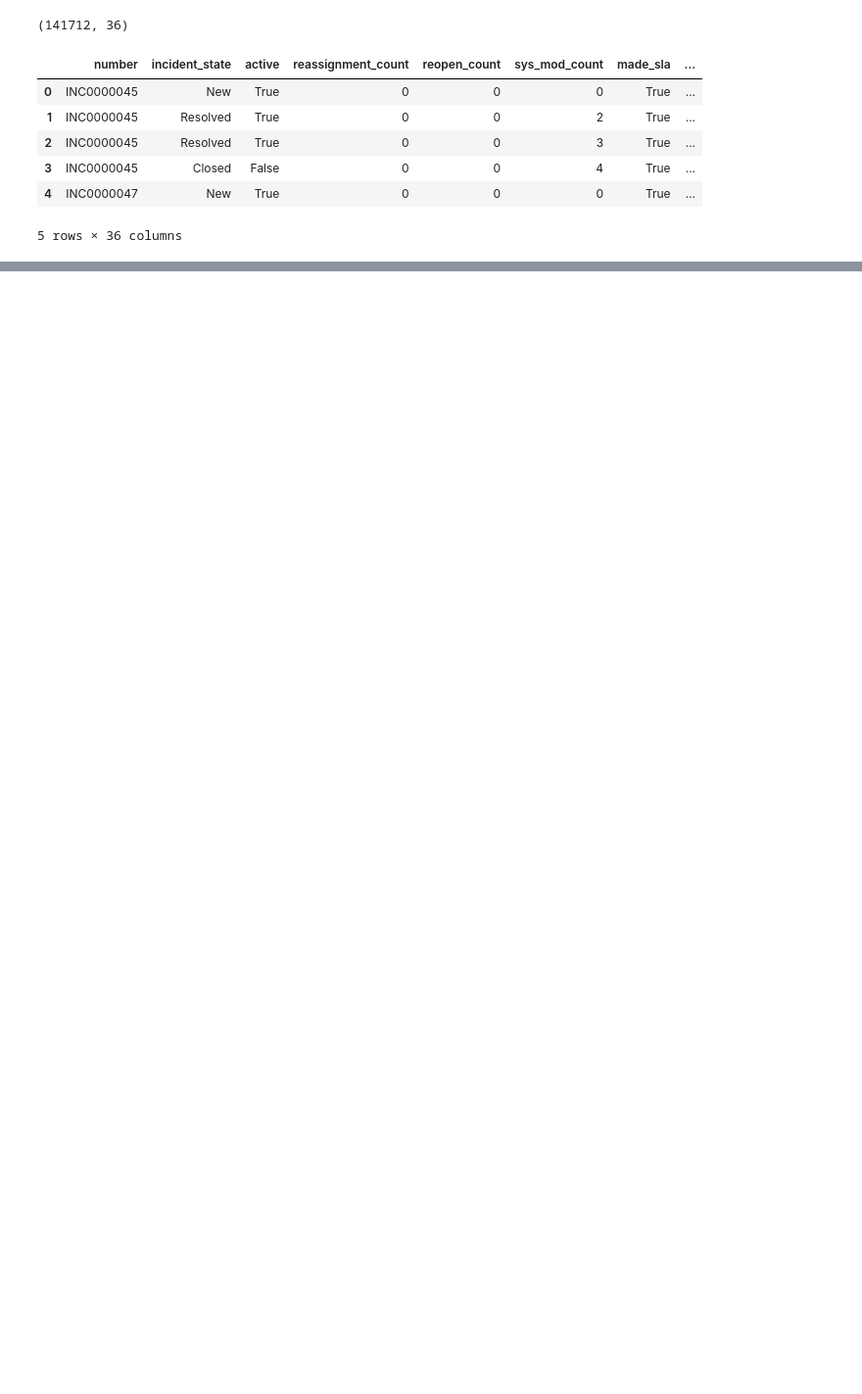
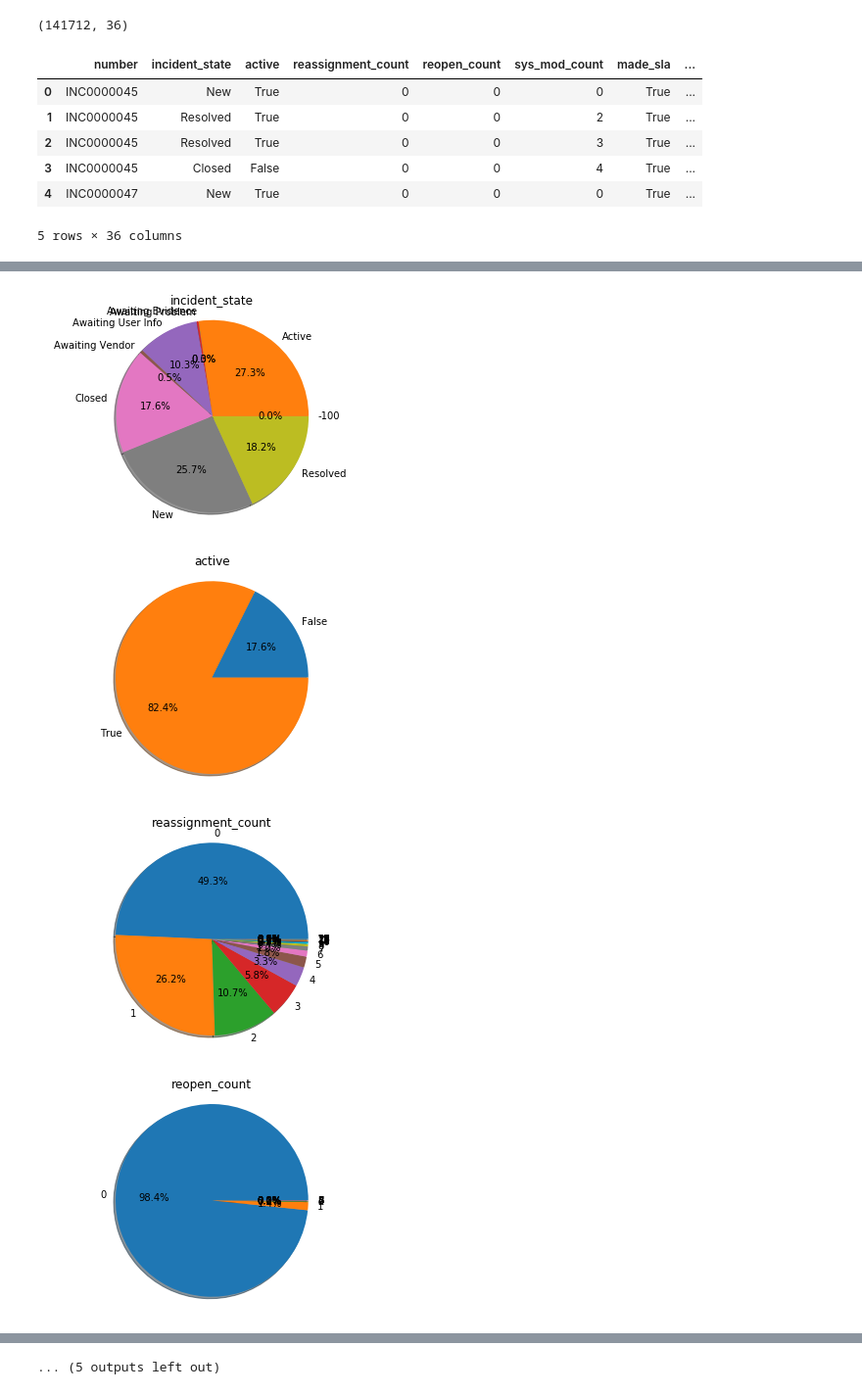
Before and after one commit to chen-assert/MLclass, a Jupyter notebook: project1/pro1.ipynb, the cells around one changed output, grey strips where cells are left out. Shown at 98% size. Saved outputs shown, nothing was run; the diff lists cells and outputs as text; code cells hidden in the pictures; blank space fills up the shorter version.

```diff
--- a/project1/pro1.ipynb
+++ b/project1/pro1.ipynb
@@ -259,0 +229,21 @@ dataset.describe()
+# %%
+#draw pie barplot
+import matplotlib.pyplot as plt
+draw_polt=['incident_state','active','reassignment_count',
+           'reopen_count','sys_mod_count','made_sla',
+           'contact_type','location','category','assignment_group','impact','urgency','priority',
+           'knowledge','u_priority_confirmation','notify','closed_code']
+for mstr in draw_polt:
+    labels = dataset[mstr].astype('category').cat.categories.tolist()
+    counts = dataset[mstr].value_counts()
+    sizes = [counts[var_cat] for var_cat in labels]
+    fig1, ax1 = plt.subplots()
+    ax1.pie(sizes, labels=labels, autopct='%1.1f%%', shadow=True) #autopct is show the % on plot
+    ax1.axis('equal')
+    plt.title(mstr)
+    plt.show()
+# %% [output]
+[figure, added]
+[figure, added]
+[figure, added]
+[figure, added]
@@ -259,0 +258 @@ dataset.describe()
+... (5 outputs left out)
```
Also changed, not shown: parts of 22 cells of this notebook.
